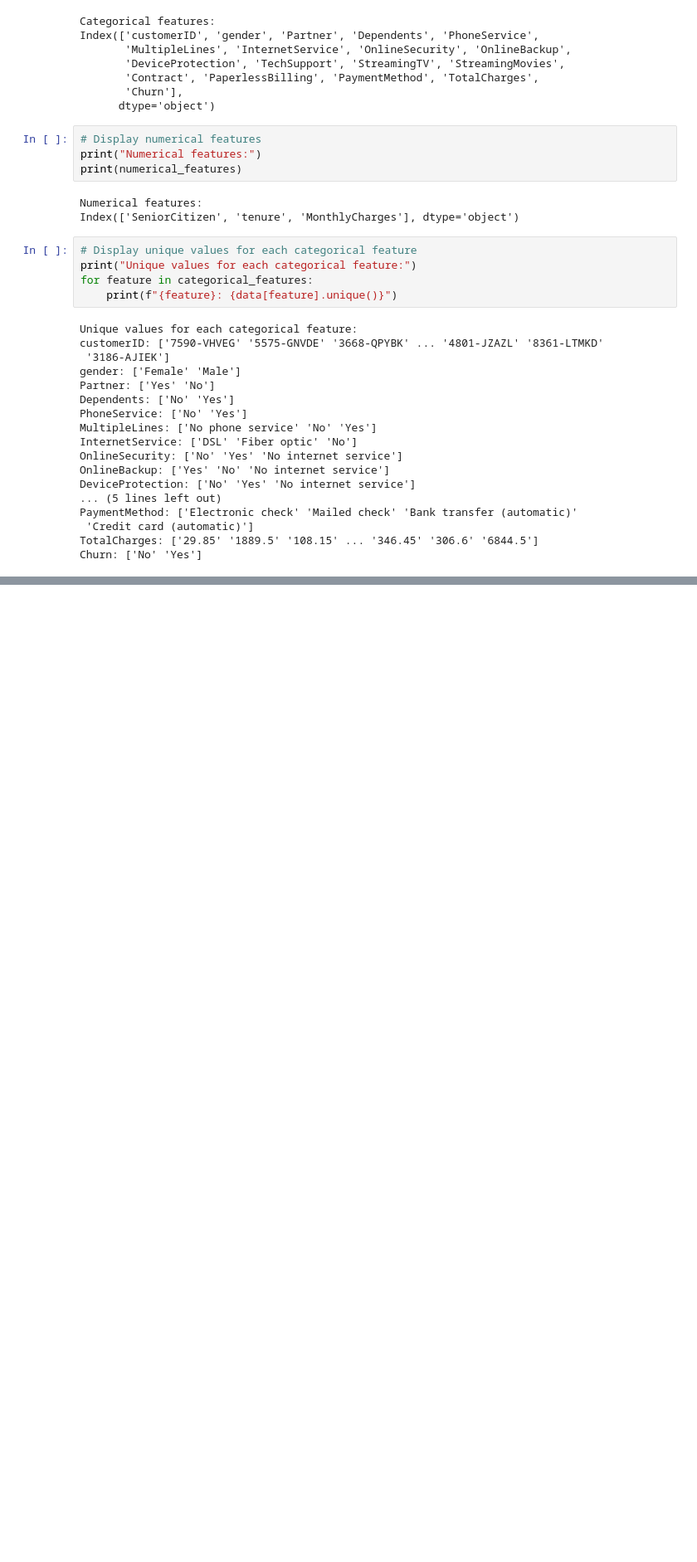
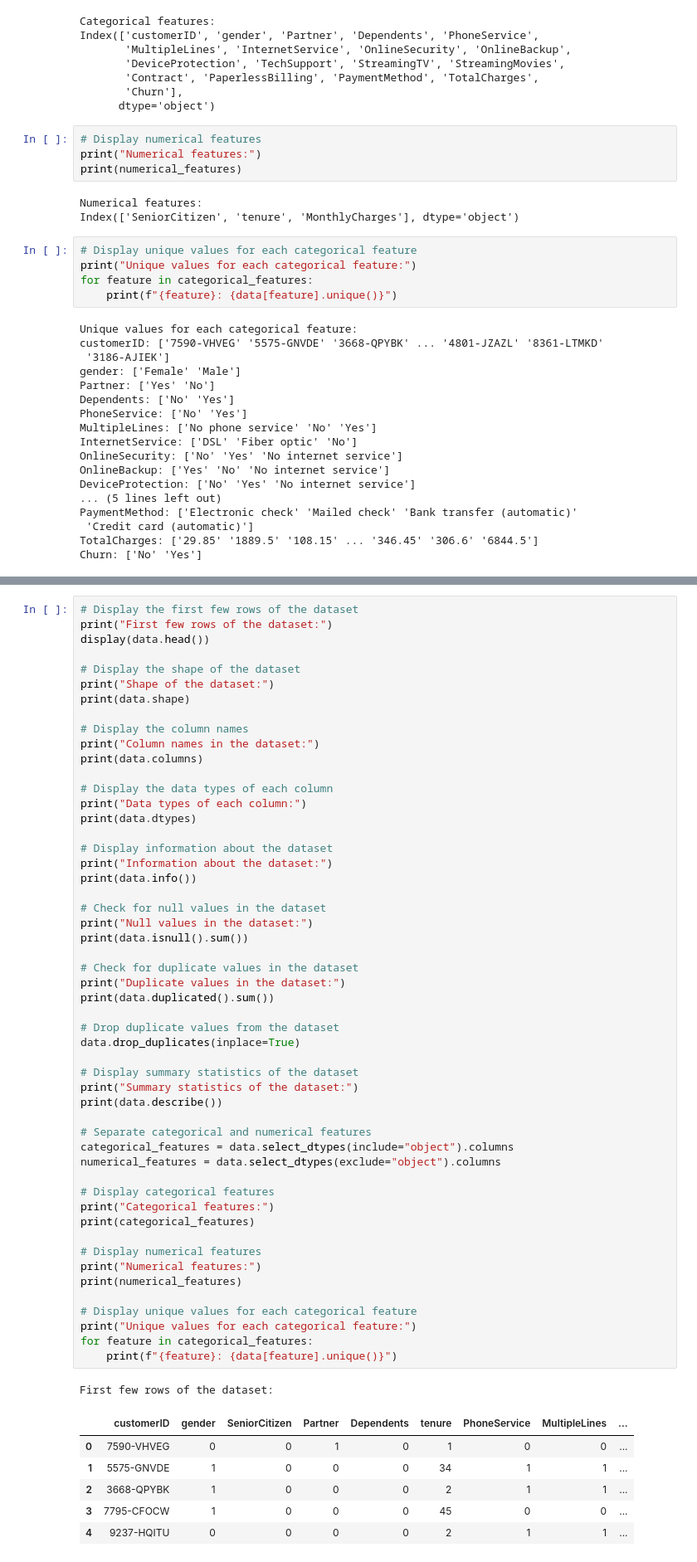
Before and after one commit to coder7475/model-training-with-modular-workflow, a Jupyter notebook: EDA.ipynb, the cells around one changed output, grey strips where cells are left out. Shown: that part at 83% size. Drawn from its saved outputs; the diff is of its cells as text; blank space fills up the shorter version.

```diff
--- a/EDA.ipynb
+++ b/EDA.ipynb
@@ -190,0 +290,60 @@ Churn: ['No' 'Yes']
+# %%
+# Display the first few rows of the dataset
+print("First few rows of the dataset:")
+display(data.head())
+
+# Display the shape of the dataset
+print("Shape of the dataset:")
+print(data.shape)
+
+# Display the column names
+print("Column names in the dataset:")
+print(data.columns)
+
+# Display the data types of each column
+print("Data types of each column:")
+print(data.dtypes)
+
+# Display information about the dataset
+print("Information about the dataset:")
+print(data.info())
+
+# Check for null values in the dataset
+print("Null values in the dataset:")
+print(data.isnull().sum())
+
+# Check for duplicate values in the dataset
+print("Duplicate values in the dataset:")
+print(data.duplicated().sum())
+
+# Drop duplicate values from the dataset
+data.drop_duplicates(inplace=True)
+
+# Display summary statistics of the dataset
+print("Summary statistics of the dataset:")
+print(data.describe())
+
+# Separate categorical and numerical features
+categorical_features = data.select_dtypes(include="object").columns
+numerical_features = data.select_dtypes(exclude="object").columns
+
+# Display categorical features
+print("Categorical features:")
+print(categorical_features)
+
+# Display numerical features
+print("Numerical features:")
+print(numerical_features)
+
+# Display unique values for each categorical feature
+print("Unique values for each categorical feature:")
+for feature in categorical_features:
+    print(f"{feature}: {data[feature].unique()}")
+# %% [output]
+First few rows of the dataset:
+|  | customerID | gender | SeniorCitizen | Partner | Dependents | tenure | PhoneService | MultipleLines | ... |
+| 0 | 7590-VHVEG | 0 | 0 | 1 | 0 | 1 | 0 | 0 | ... |
+| 1 | 5575-GNVDE | 1 | 0 | 0 | 0 | 34 | 1 | 1 | ... |
+| 2 | 3668-QPYBK | 1 | 0 | 0 | 0 | 2 | 1 | 1 | ... |
+| 3 | 7795-CFOCW | 1 | 0 | 0 | 0 | 45 | 0 | 0 | ... |
+| 4 | 9237-HQITU | 0 | 0 | 0 | 0 | 2 | 1 | 1 | ... |
```
Also changed, not shown: parts of 7 cells of this notebook.
